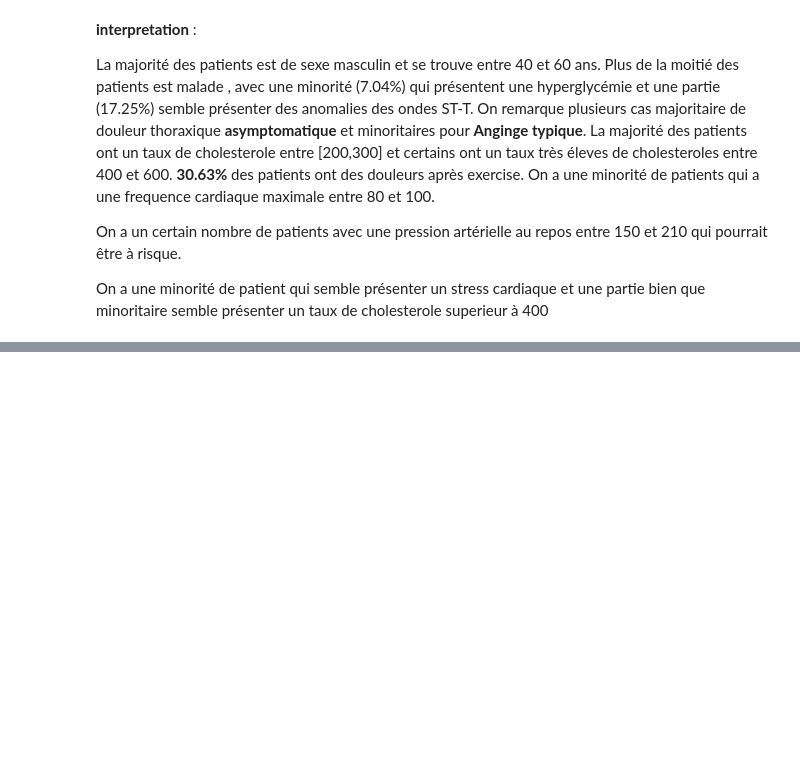
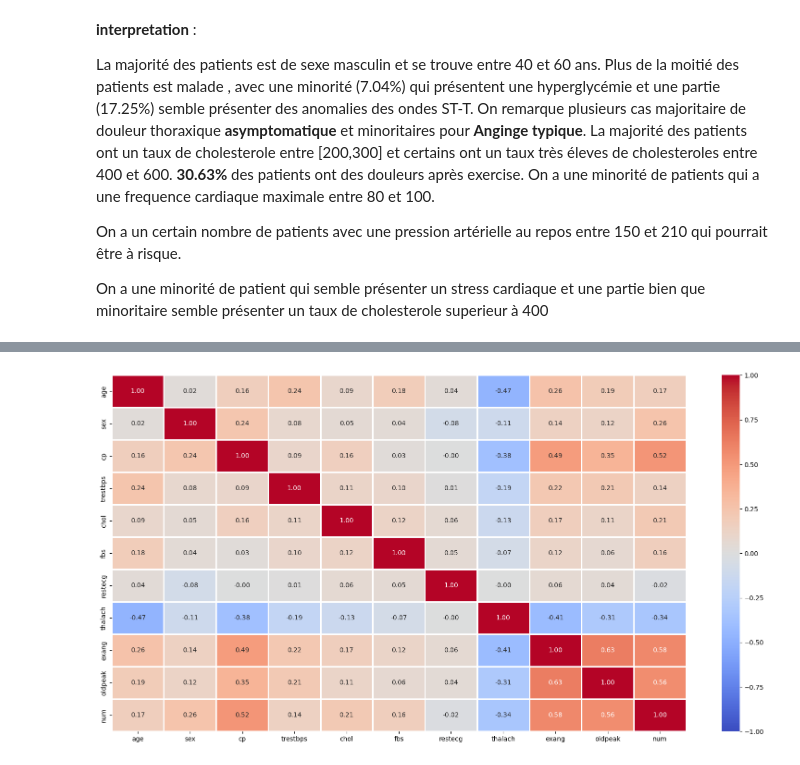
Before and after one commit to Harlequelrah/heart_attack_prediction, a Jupyter notebook: project/notebooks/analysis.ipynb, the cells around one changed output, grey strips where cells are left out. Cells and saved outputs as stored; diff of their text form; code cells hidden in the pictures; blank space fills up the shorter version.

```diff
--- a/project/notebooks/analysis.ipynb
+++ b/project/notebooks/analysis.ipynb
@@ -303,0 +308,4 @@ On a une minorité de patient qui semble présenter un stress cardiaque et une p
+# %%
+# tableau des corrélations
+tab_corr = data.corr()
+tab_corr
@@ -303,0 +325,9 @@ On a une minorité de patient qui semble présenter un stress cardiaque et une p
+# %%
+# matrice des corrélations
+
+plt.figure(figsize=(20,10))
+sns.heatmap(vmin=-1,vmax=1,data=tab_corr,cmap="coolwarm",annot=True,fmt=".2f",linewidths=1.0)
+
+plt.show()
+# %% [output]
+[figure, added]
```
Also changed, not shown: parts of 8 cells of this notebook.
